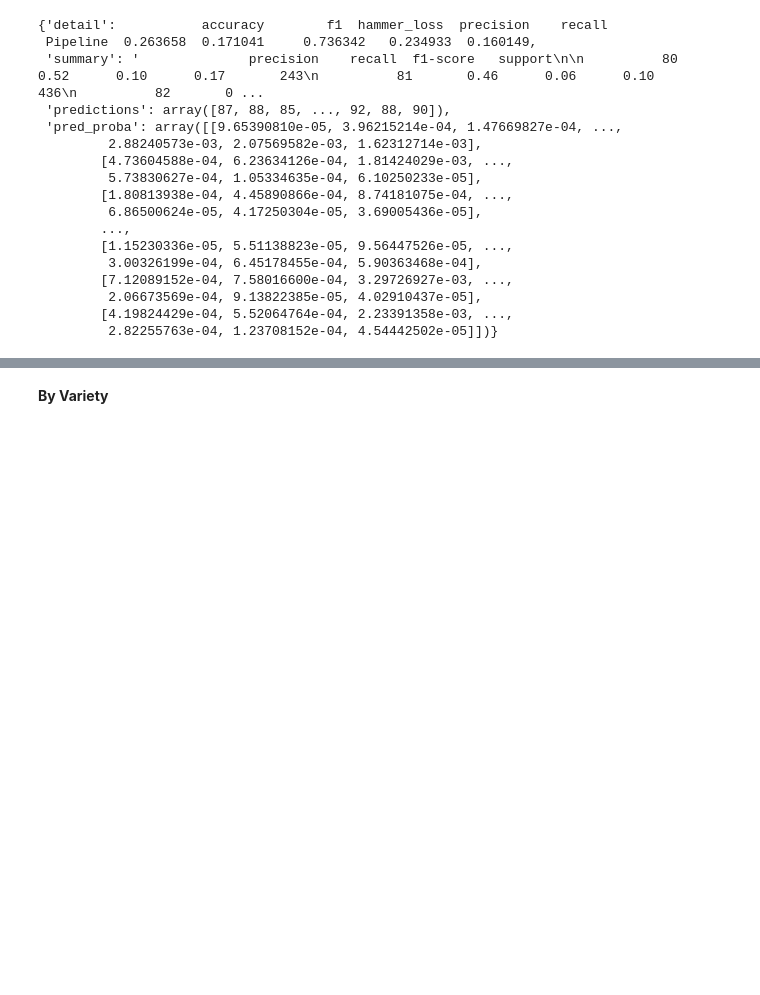
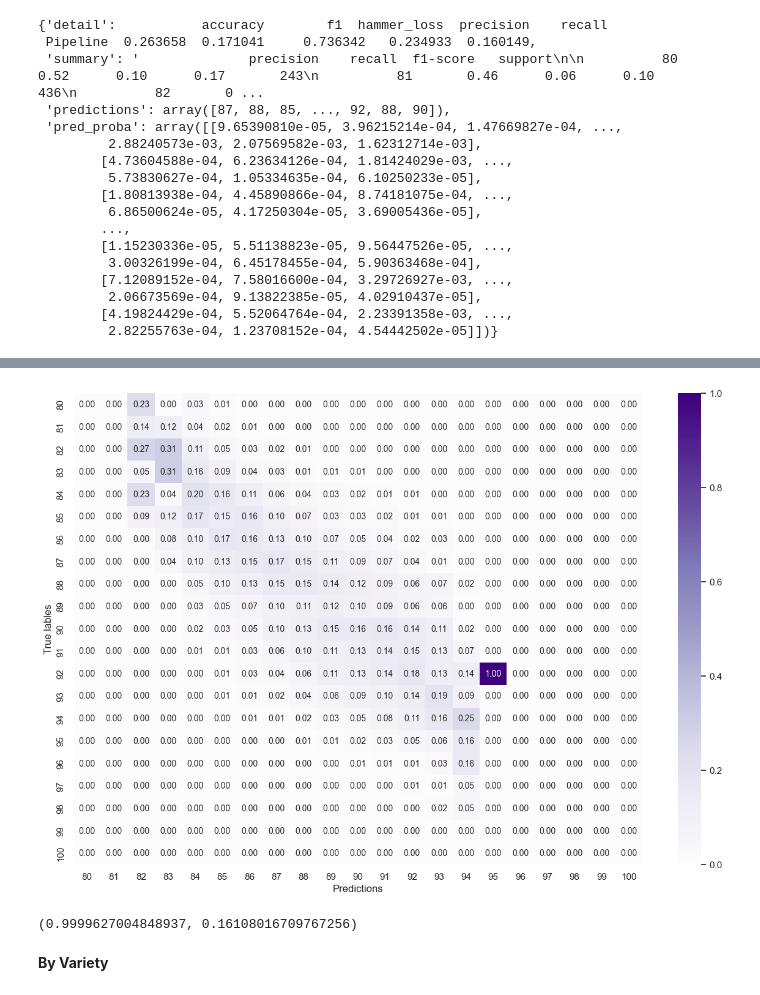
Before and after one commit to pasmith/oenologist, a Jupyter notebook: wine_reviews-confusion_matrix.ipynb, the cells around one changed output, grey strips where cells are left out. Cells and saved outputs as stored; diff of their text form; code cells hidden in the pictures; blank space fills up the shorter version.

```diff
--- a/wine_reviews-confusion_matrix.ipynb
+++ b/wine_reviews-confusion_matrix.ipynb
@@ -273,0 +278,5 @@ validation_metrics(lr_pipe, X_train, y_train)
+# %%
+from sklearn.ensemble import RandomForestClassifier
+
+lr_pipe = create_token_pipeline(RandomForestClassifier()).fit(X_train, y_train)
+lr_pipe
@@ -274,3 +299,11 @@ validation_metrics(lr_pipe, X_train, y_train)
+# %%
+plot_conf_matrix(y_test, lr_pipe.predict(X_test))
+# %% [output]
+[figure, added]
+# %%
+lr_pipe.score(X_train, y_train), lr_pipe.score(X_test, y_test)
+# %% [output]
+(0.9999627004848937, 0.16108016709767256)
 # %% [markdown]
 **By Variety**
 # %%
```
Also changed, not shown: parts of 5 cells of this notebook.
